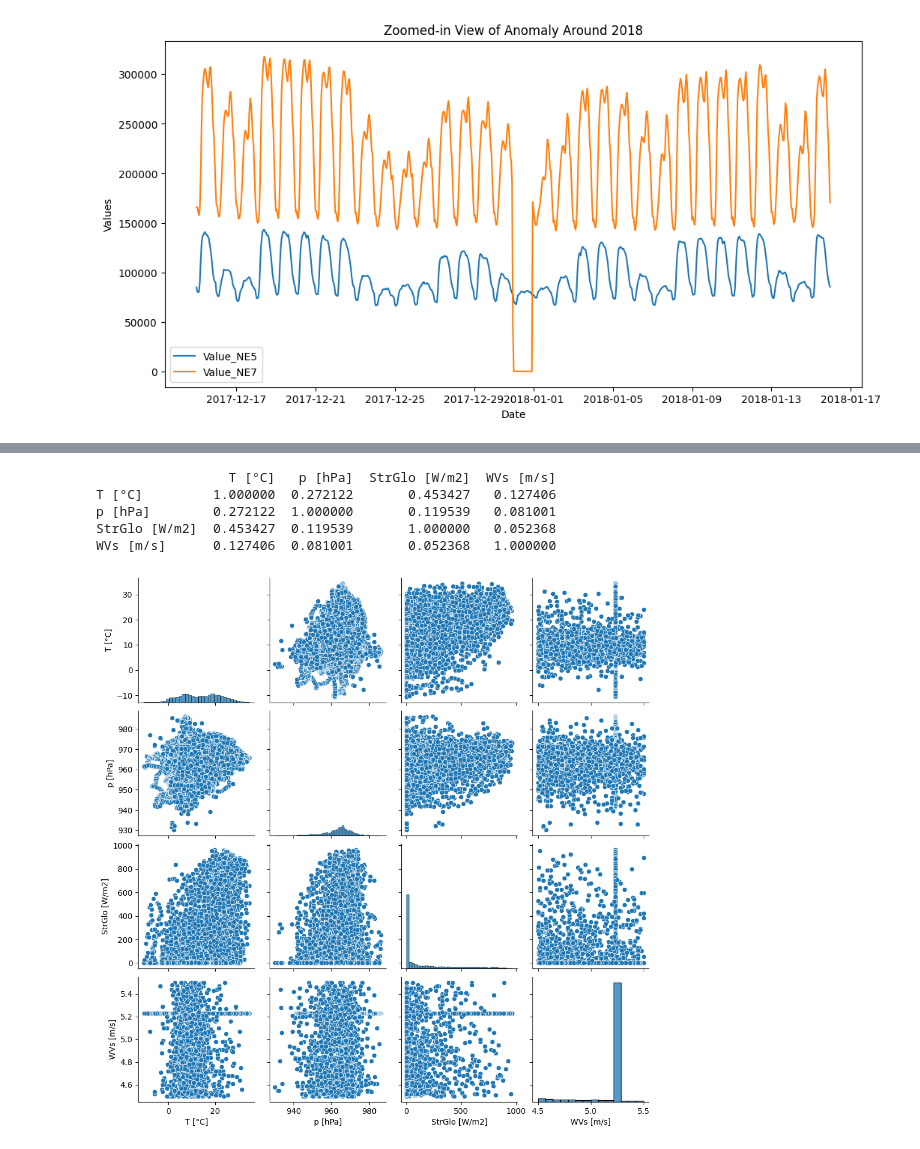
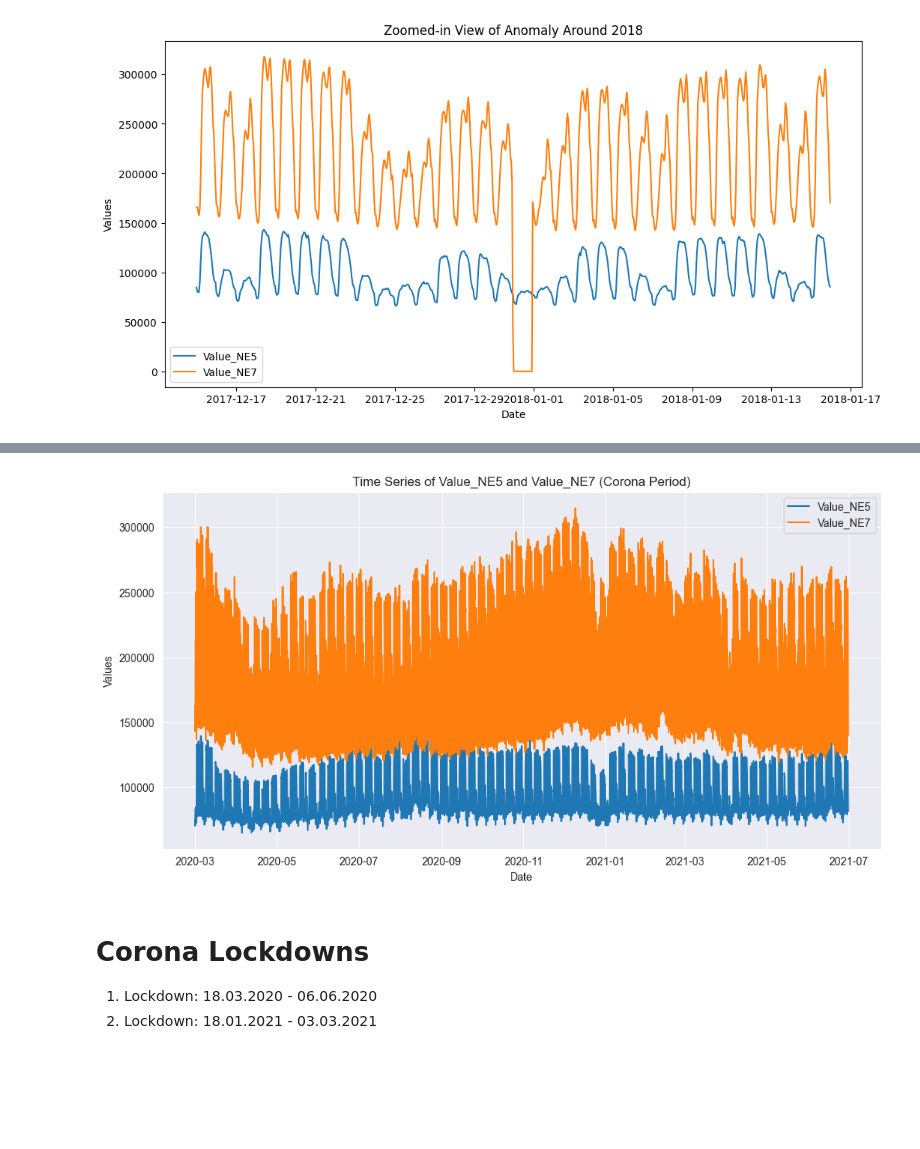
Before and after one commit to d-sbrgr/DSPRO1-power-prediction, a Jupyter notebook: data_exploration/data_exploration.ipynb, the cells around one changed output, grey strips where cells are left out. Cells and saved outputs as stored; diff of their text form; code cells hidden in the pictures; blank space fills up the shorter version.

```diff
--- a/data_exploration/data_exploration.ipynb
+++ b/data_exploration/data_exploration.ipynb
@@ -221,4 +172,0 @@ plt.show()
-# %%
-# Create a new column for the hour and month
-df['hour'] = df.index.hour
-df['month'] = df.index.month
@@ -251,14 +173,24 @@ plt.show()
-# %%
-# Calculate correlations for the filtered data
-print(filtered_data[['T [°C]', 'p [hPa]', 'StrGlo [W/m2]', 'WVs [m/s]']].corr())
-
-# Plot scatterplots to visualize potential correlations
-sns.pairplot(filtered_data[['T [°C]', 'p [hPa]', 'StrGlo [W/m2]', 'WVs [m/s]']])
-plt.show()
-# %% [output]
-                 T [°C]   p [hPa]  StrGlo [W/m2]  WVs [m/s]
-T [°C]         1.000000  0.272122       0.453427   0.127406
-p [hPa]        0.272122  1.000000       0.119539   0.081001
-StrGlo [W/m2]  0.453427  0.119539       1.000000   0.052368
-WVs [m/s]      0.127406  0.081001       0.052368   1.000000
-[figure, removed]
+# %%
+# Define the corona period: March 2020 to June 2021 (adjust as needed)
+start_date = '2020-03-01'
+end_date = '2021-06-30'
+
+# Filter the dataset for the corona period
+df_corona = df.loc[start_date:end_date]
+
+# Plot the time series for the filtered period
+plt.figure(figsize=(12, 6))
+sns.lineplot(x=df_corona.index, y='Value_NE5', data=df_corona, label='Value_NE5')
+sns.lineplot(x=df_corona.index, y='Value_NE7', data=df_corona, label='Value_NE7')
+plt.title('Time Series of Value_NE5 and Value_NE7 (Corona Period)')
+plt.xlabel('Date')
+plt.ylabel('Values')
+plt.legend()
+plt.show()
+# %% [output]
+[figure, added]
+# %% [markdown]
+# Corona Lockdowns
+
+1. Lockdown: 18.03.2020 - 06.06.2020
+2. Lockdown: 18.01.2021 - 03.03.2021
```
Also changed, not shown: parts of 14 cells of this notebook.
